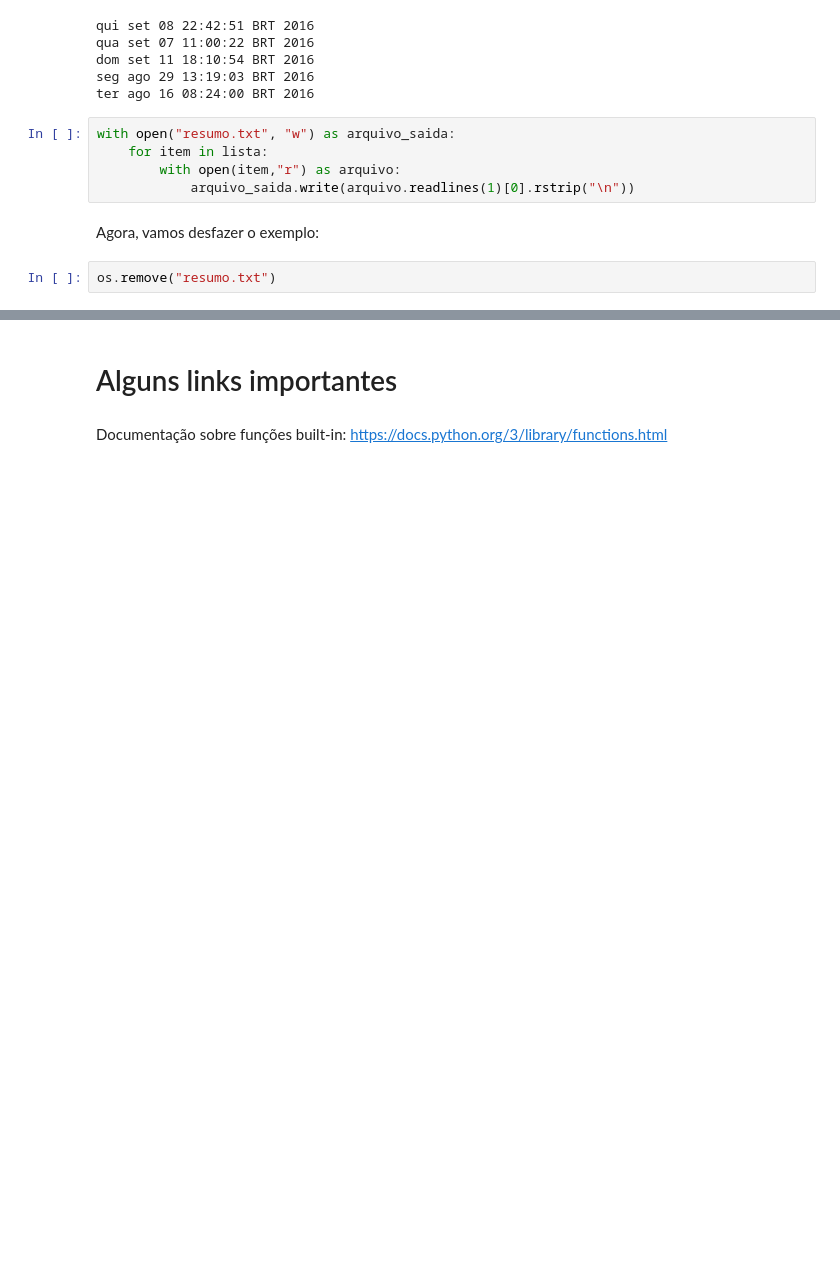
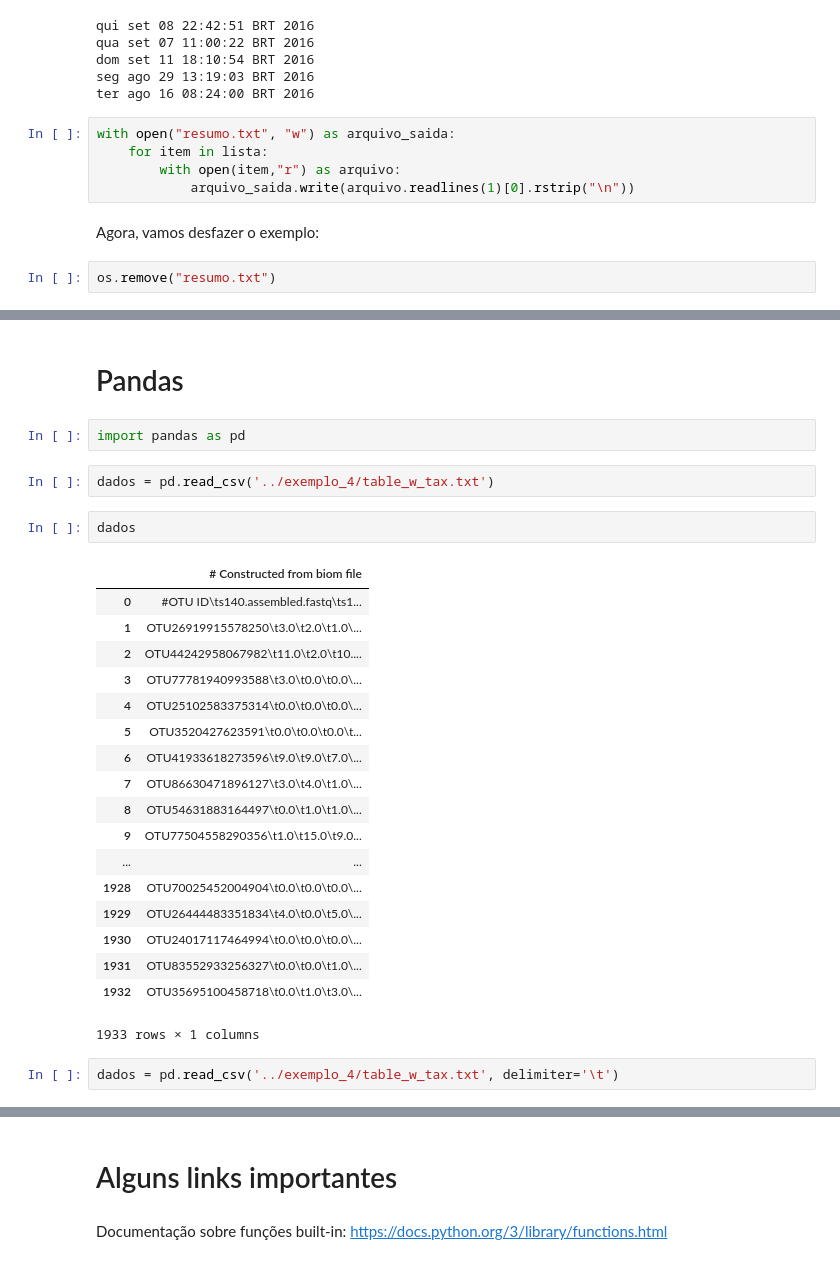
Before and after one commit to melissawm/oceanobiopython, a Jupyter notebook: Notebooks/Aula 3.ipynb, the cells around one changed output, grey strips where cells are left out. Cells and saved outputs as stored; diff of their text form; blank space fills up the shorter version.

```diff
--- a/Notebooks/Aula 3.ipynb
+++ b/Notebooks/Aula 3.ipynb
@@ -110,0 +209,29 @@ os.remove("resumo.txt")
+# %% [markdown]
+# Pandas
+# %%
+import pandas as pd
+# %%
+dados = pd.read_csv('../exemplo_4/table_w_tax.txt')
+# %%
+dados
+# %% [output]
+|  | # Constructed from biom file |
+| 0 | #OTU ID\ts140.assembled.fastq\ts1... |
+| 1 | OTU26919915578250\t3.0\t2.0\t1.0\... |
+| 2 | OTU44242958067982\t11.0\t2.0\t10.... |
+| 3 | OTU77781940993588\t3.0\t0.0\t0.0\... |
+| 4 | OTU25102583375314\t0.0\t0.0\t0.0\... |
+| 5 | OTU3520427623591\t0.0\t0.0\t0.0\t... |
+| 6 | OTU41933618273596\t9.0\t9.0\t7.0\... |
+| 7 | OTU86630471896127\t3.0\t4.0\t1.0\... |
+| 8 | OTU54631883164497\t0.0\t1.0\t1.0\... |
+| 9 | OTU77504558290356\t1.0\t15.0\t9.0... |
+| ... | ... |
+| 1928 | OTU70025452004904\t0.0\t0.0\t0.0\... |
+| 1929 | OTU26444483351834\t4.0\t0.0\t5.0\... |
+| 1930 | OTU24017117464994\t0.0\t0.0\t0.0\... |
+| 1931 | OTU83552933256327\t0.0\t0.0\t1.0\... |
+| 1932 | OTU35695100458718\t0.0\t1.0\t3.0\... |
+1933 rows × 1 columns
+# %%
+dados = pd.read_csv('../exemplo_4/table_w_tax.txt', delimiter='\t')
```
Also changed, not shown: parts of 13 cells of this notebook, 3 other files.
